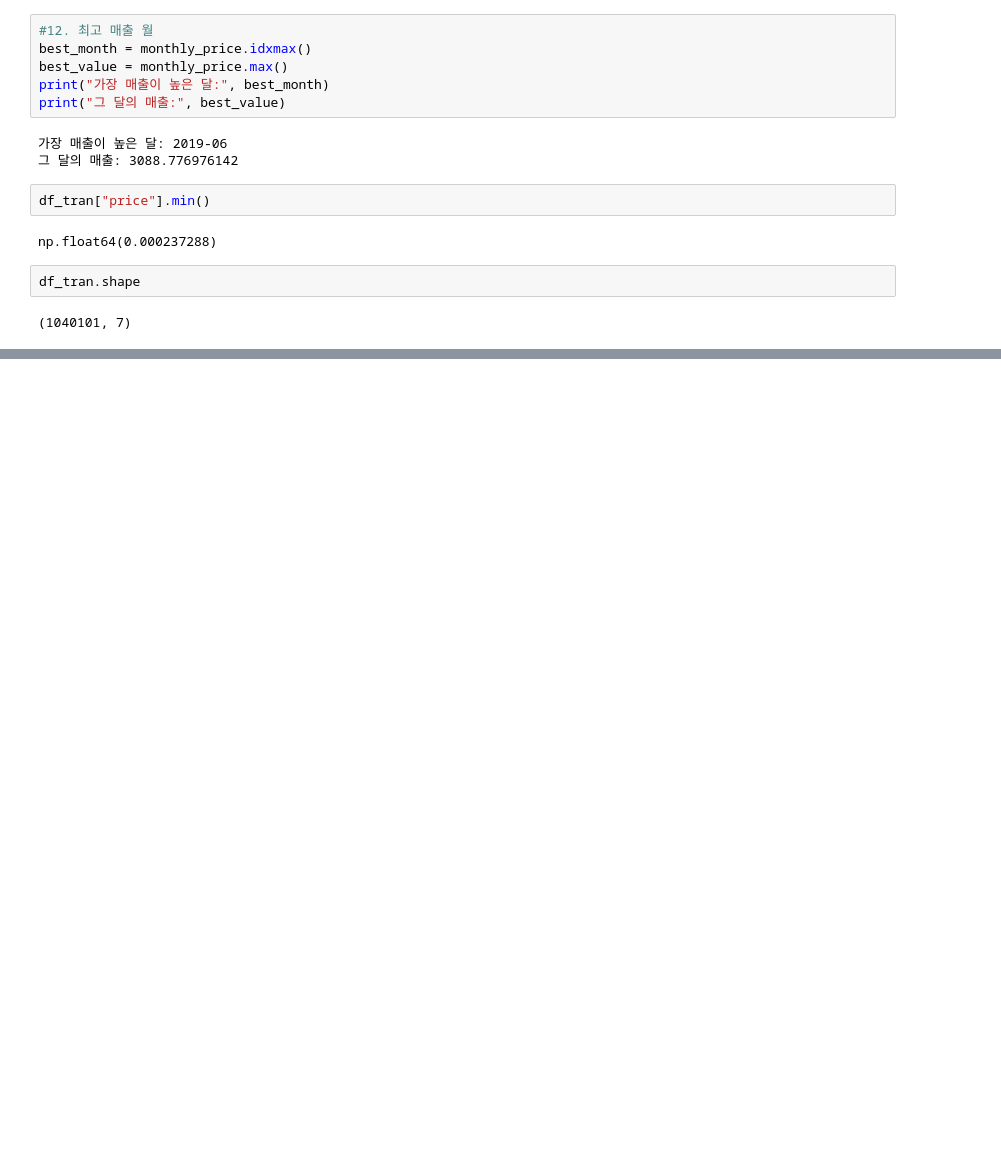
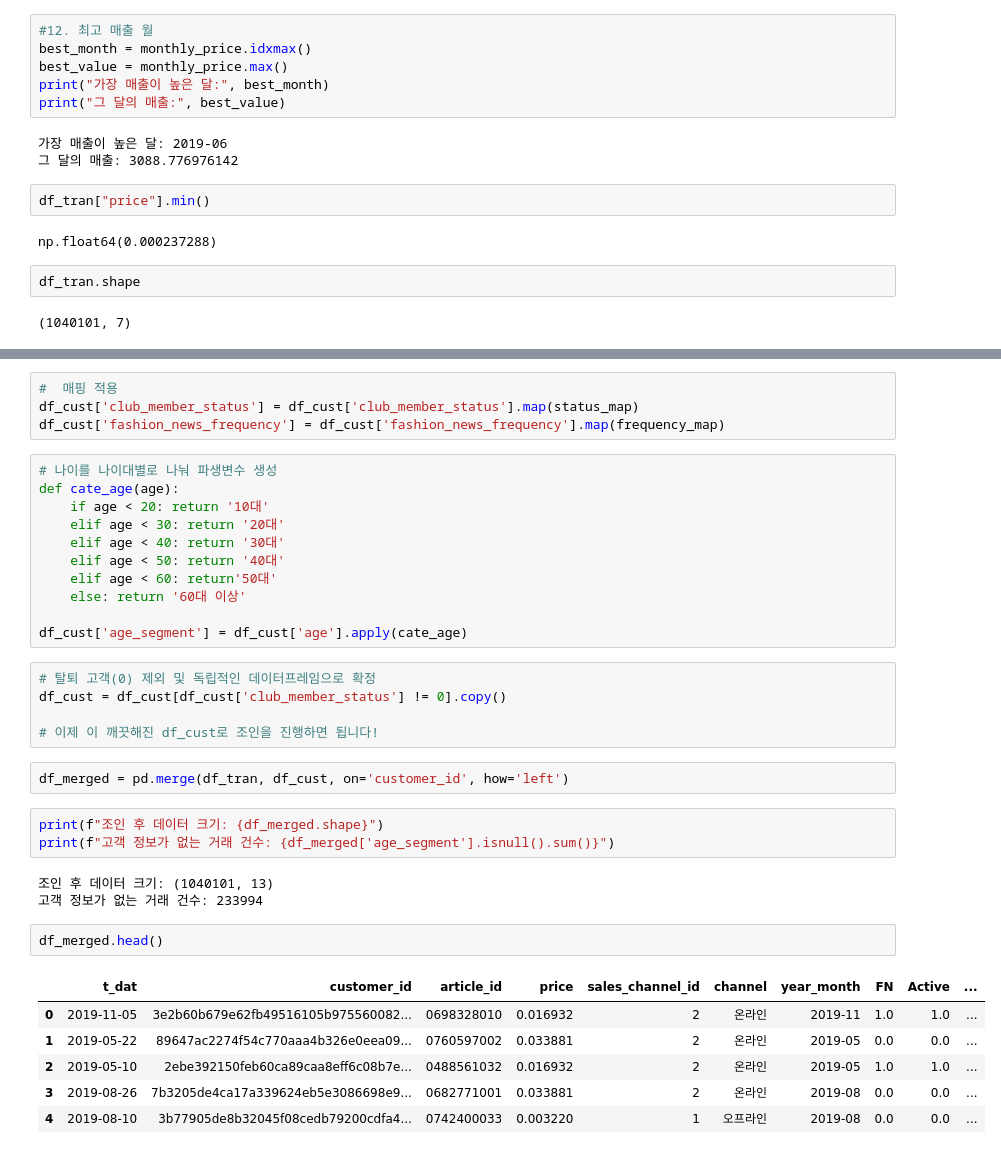
Before and after one commit to yoohengu/cross-gen-biz-analysis, a Jupyter notebook: notebooks/leeyunju_eda/transactions_02_yunju.ipynb, the cells around one changed output, grey strips where cells are left out. Saved outputs shown, nothing was run; the diff lists cells and outputs as text; blank space fills up the shorter version.

```diff
--- a/notebooks/leeyunju_eda/transactions_02_yunju.ipynb
+++ b/notebooks/leeyunju_eda/transactions_02_yunju.ipynb
@@ -164,0 +290,37 @@ df_tran.shape
+# %%
+#  매핑 적용
+df_cust['club_member_status'] = df_cust['club_member_status'].map(status_map)
+df_cust['fashion_news_frequency'] = df_cust['fashion_news_frequency'].map(frequency_map)
+# %%
+# 나이를 나이대별로 나눠 파생변수 생성
+def cate_age(age):
+    if age < 20: return '10대'
+    elif age < 30: return '20대'
+    elif age < 40: return '30대'
+    elif age < 50: return '40대'
+    elif age < 60: return'50대'
+    else: return '60대 이상'
+
+df_cust['age_segment'] = df_cust['age'].apply(cate_age)
+# %%
+# 탈퇴 고객(0) 제외 및 독립적인 데이터프레임으로 확정
+df_cust = df_cust[df_cust['club_member_status'] != 0].copy()
+
+# 이제 이 깨끗해진 df_cust로 조인을 진행하면 됩니다!
+# %%
+df_merged = pd.merge(df_tran, df_cust, on='customer_id', how='left')
+# %%
+print(f"조인 후 데이터 크기: {df_merged.shape}")
+print(f"고객 정보가 없는 거래 건수: {df_merged['age_segment'].isnull().sum()}")
+# %% [output]
+조인 후 데이터 크기: (1040101, 13)
+고객 정보가 없는 거래 건수: 233994
+# %%
+df_merged.head()
+# %% [output]
+|  | t_dat | customer_id | article_id | price | sales_channel_id | channel | year_month | FN | Active | ... |
+| 0 | 2019-11-05 | 3e2b60b679e62fb49516105b975560082... | 0698328010 | 0.016932 | 2 | 온라인 | 2019-11 | 1.0 | 1.0 | ... |
+| 1 | 2019-05-22 | 89647ac2274f54c770aaa4b326e0eea09... | 0760597002 | 0.033881 | 2 | 온라인 | 2019-05 | 0.0 | 0.0 | ... |
+| 2 | 2019-05-10 | 2ebe392150feb60ca89caa8eff6c08b7e... | 0488561032 | 0.016932 | 2 | 온라인 | 2019-05 | 1.0 | 1.0 | ... |
+| 3 | 2019-08-26 | 7b3205de4ca17a339624eb5e3086698e9... | 0682771001 | 0.033881 | 2 | 온라인 | 2019-08 | 0.0 | 0.0 | ... |
+| 4 | 2019-08-10 | 3b77905de8b32045f08cedb79200cdfa4... | 0742400033 | 0.003220 | 1 | 오프라인 | 2019-08 | 0.0 | 0.0 | ... |
```
Also changed, not shown: parts of 22 cells of this notebook.
